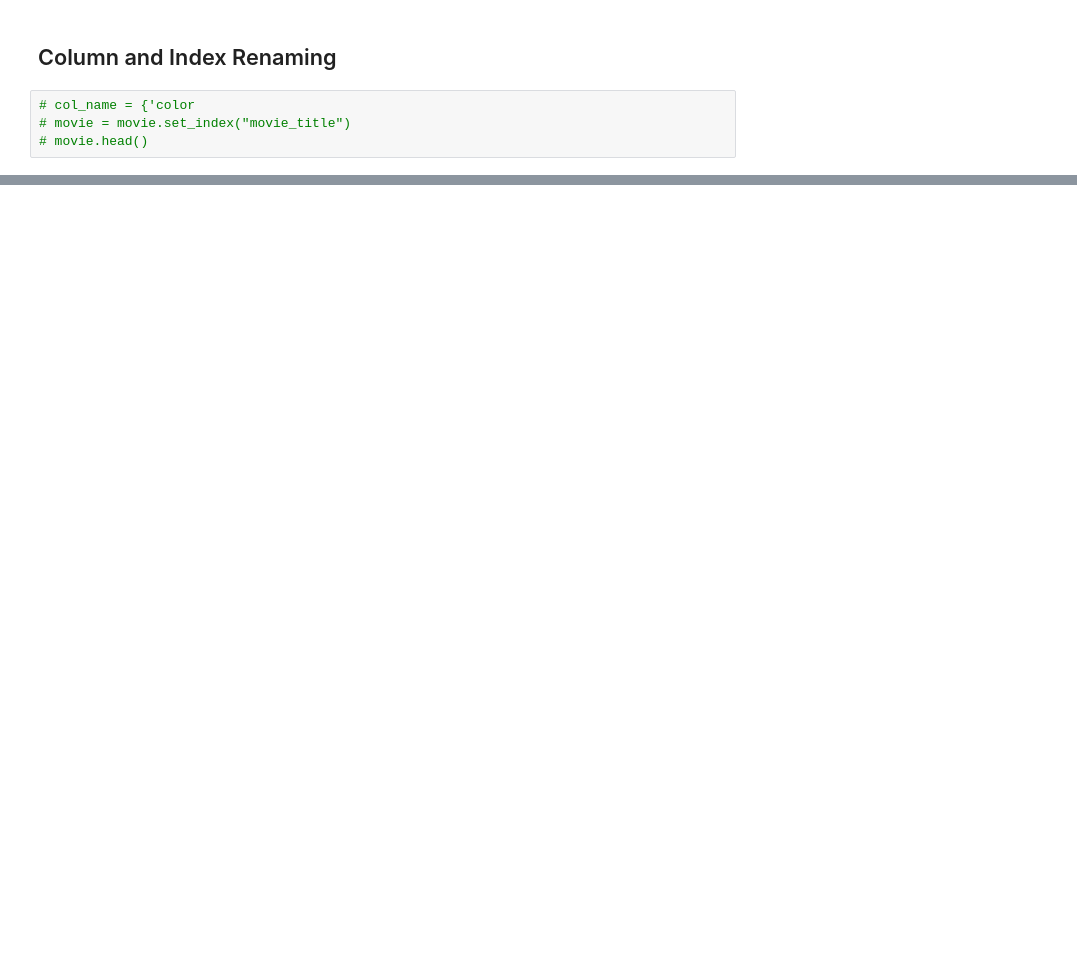
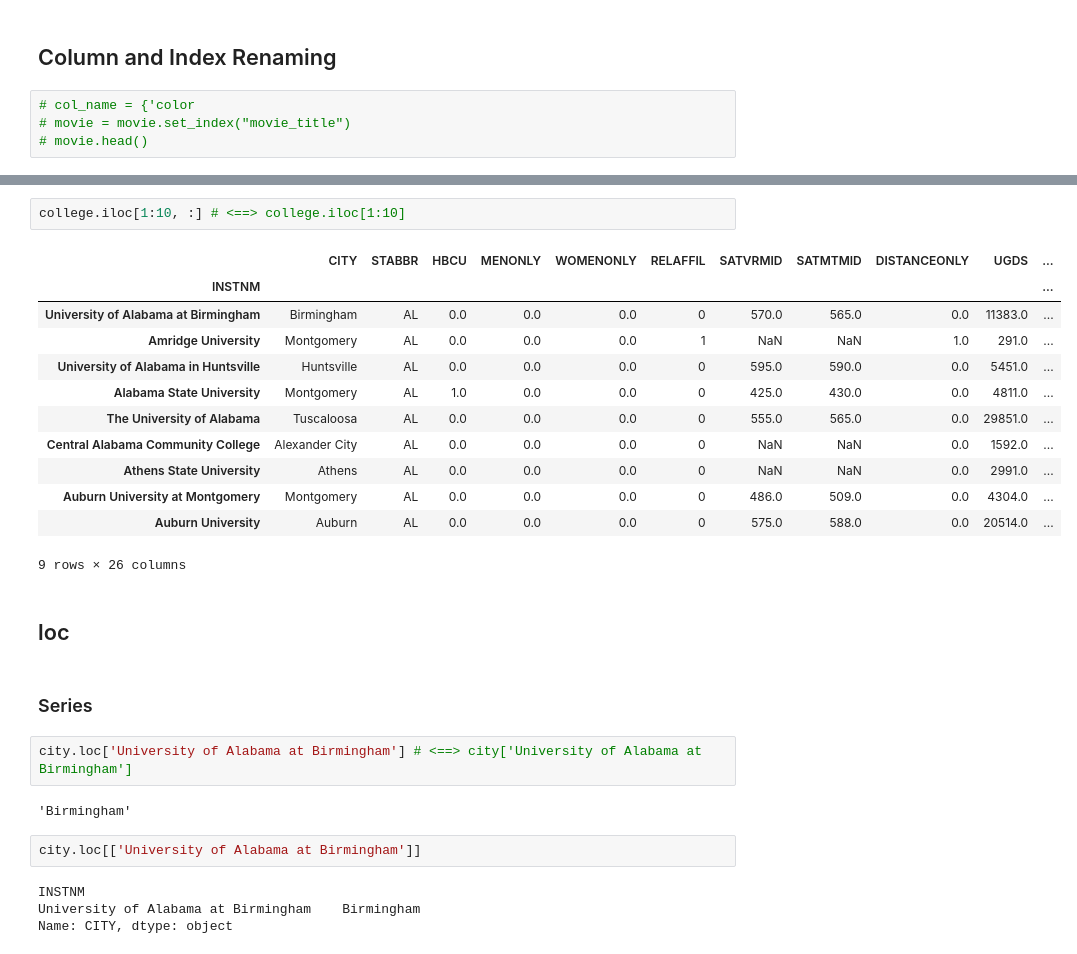
Before and after one commit to dan-ski/22.07.02-SDA-przetwarzanie-zbior-w-danych-pandas-, a Jupyter notebook: 22.07.02 SDA przetwarzanie danych.ipynb, the cells around one changed output, grey strips where cells are left out. Drawn from its saved outputs; the diff is of its cells as text; blank space fills up the shorter version.

```diff
--- a/22.07.02 SDA przetwarzanie danych.ipynb
+++ b/22.07.02 SDA przetwarzanie danych.ipynb
@@ -140,0 +433,29 @@ for n, col in enumerate
+# %%
+college.iloc[1:10, :] # <==> college.iloc[1:10]
+# %% [output]
+|  | CITY | STABBR | HBCU | MENONLY | WOMENONLY | RELAFFIL | SATVRMID | SATMTMID | DISTANCEONLY | UGDS | ... |
+| INSTNM |  |  |  |  |  |  |  |  |  |  | ... |
+| University of Alabama at Birmingham | Birmingham | AL | 0.0 | 0.0 | 0.0 | 0 | 570.0 | 565.0 | 0.0 | 11383.0 | ... |
+| Amridge University | Montgomery | AL | 0.0 | 0.0 | 0.0 | 1 | NaN | NaN | 1.0 | 291.0 | ... |
+| University of Alabama in Huntsville | Huntsville | AL | 0.0 | 0.0 | 0.0 | 0 | 595.0 | 590.0 | 0.0 | 5451.0 | ... |
+| Alabama State University | Montgomery | AL | 1.0 | 0.0 | 0.0 | 0 | 425.0 | 430.0 | 0.0 | 4811.0 | ... |
+| The University of Alabama | Tuscaloosa | AL | 0.0 | 0.0 | 0.0 | 0 | 555.0 | 565.0 | 0.0 | 29851.0 | ... |
+| Central Alabama Community College | Alexander City | AL | 0.0 | 0.0 | 0.0 | 0 | NaN | NaN | 0.0 | 1592.0 | ... |
+| Athens State University | Athens | AL | 0.0 | 0.0 | 0.0 | 0 | NaN | NaN | 0.0 | 2991.0 | ... |
+| Auburn University at Montgomery | Montgomery | AL | 0.0 | 0.0 | 0.0 | 0 | 486.0 | 509.0 | 0.0 | 4304.0 | ... |
+| Auburn University | Auburn | AL | 0.0 | 0.0 | 0.0 | 0 | 575.0 | 588.0 | 0.0 | 20514.0 | ... |
+9 rows × 26 columns
+# %% [markdown]
+## loc
+# %% [markdown]
+### Series
+# %%
+city.loc['University of Alabama at Birmingham'] # <==> city['University of Alabama at Birmingham']
+# %% [output]
+'Birmingham'
+# %%
+city.loc[['University of Alabama at Birmingham']]
+# %% [output]
+INSTNM
+University of Alabama at Birmingham    Birmingham
+Name: CITY, dtype: object
```
Also changed, not shown: parts of 87 cells of this notebook.
